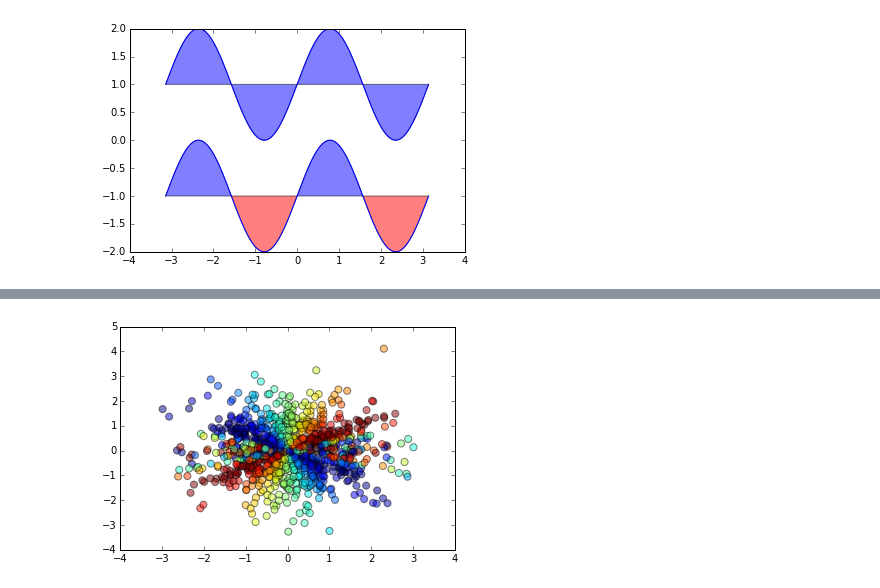
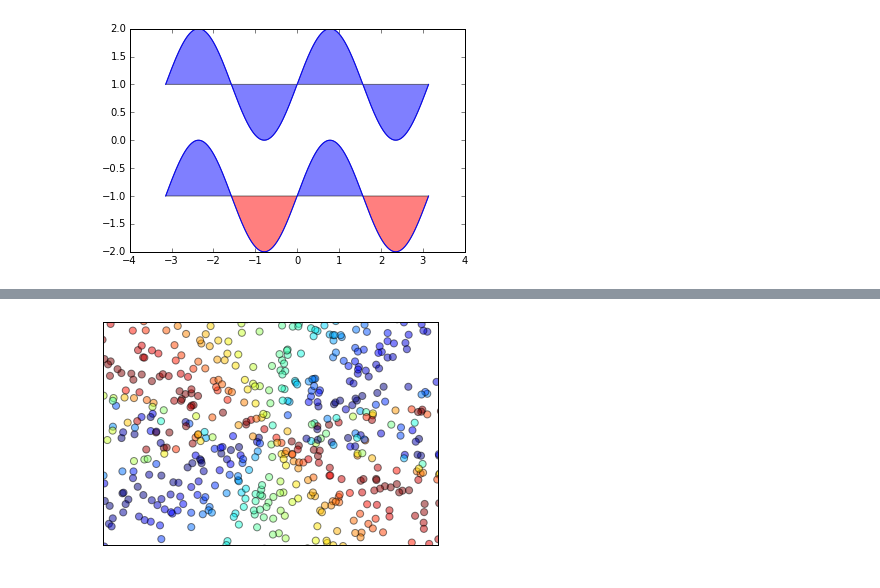
Before and after one commit to jmcgough100558261/CSCI-2000U-100558261, a Jupyter notebook: matplotlib/matplotlib_exercises.ipynb, the cells around one changed output, grey strips where cells are left out. Cells and saved outputs as stored; diff of their text form; code cells hidden in the pictures.

```diff
--- a/matplotlib/matplotlib_exercises.ipynb
+++ b/matplotlib/matplotlib_exercises.ipynb
@@ -63,12 +60,16 @@ Color is given by angle of (X,Y).
 # %%
 n = 1024
 X = np.random.normal(0,1,n)
 Y = np.random.normal(0,1,n)
 
-plt.scatter(X,Y, c=np.sin(X/Y), s=50, alpha=0.5)
+plt.scatter(X,Y, c=np.sin(-X/Y), s=50, alpha=0.5)
+plt.xlim(-1,1)
+plt.xticks([ ])
+plt.ylim(-1,1)
+plt.yticks([ ])
 plt.show()
 # %% [output]
-[figure, old version]
+[figure, new version]
 # %% [markdown]
 ## Bar Plot
 
```
Also changed, not shown: parts of 5 cells of this notebook.
